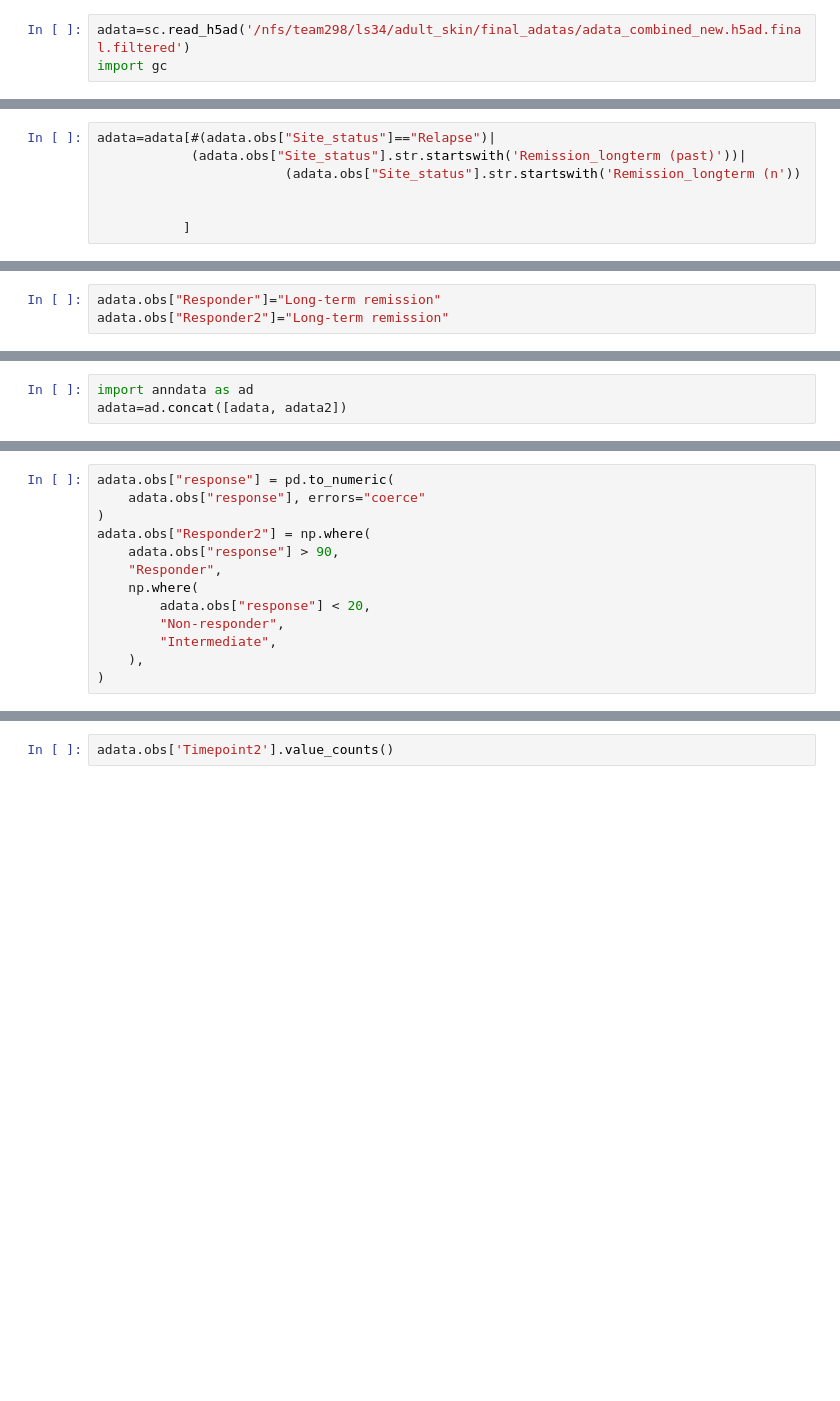
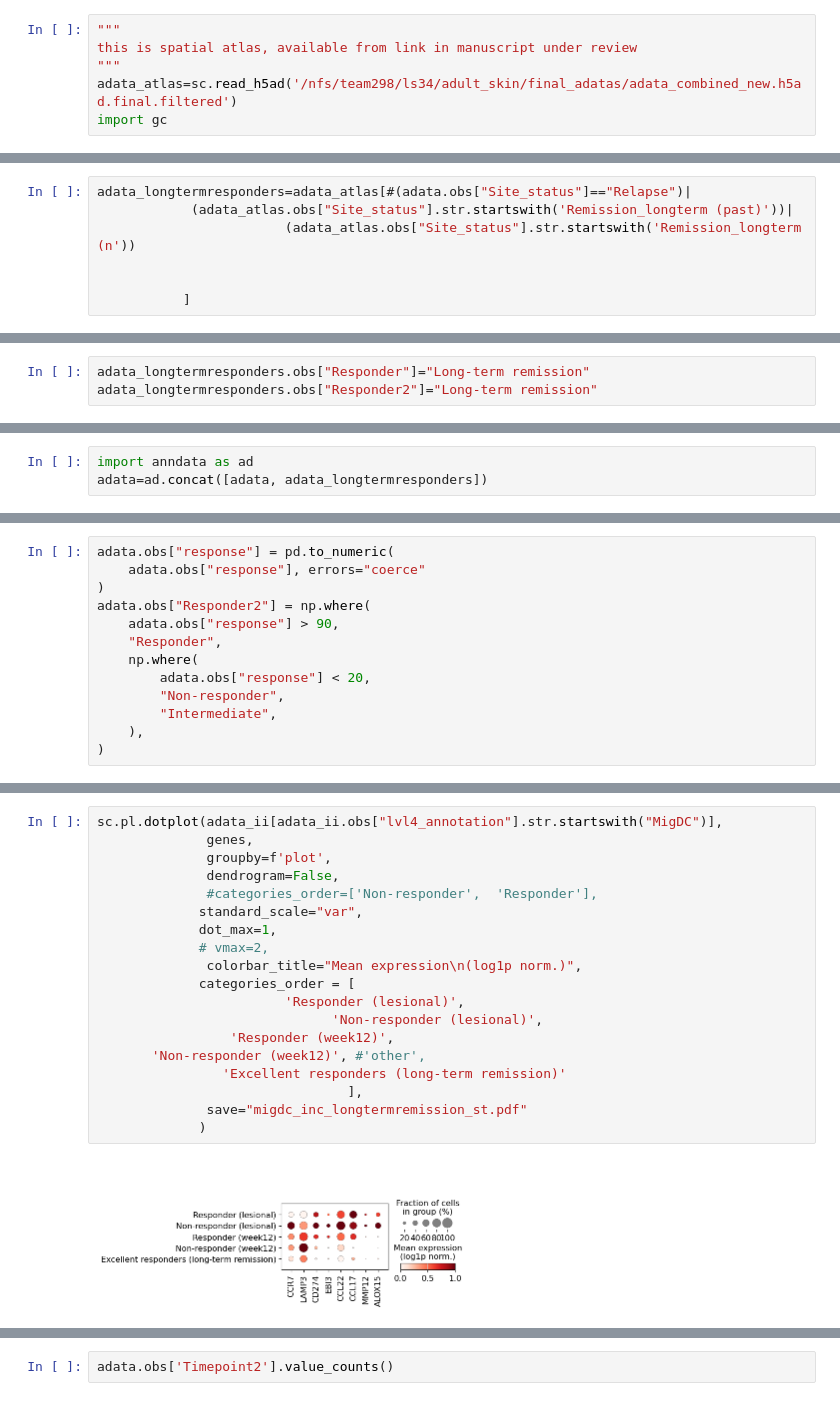
Before and after one commit to Lotfollahi-lab/mintflow-reproducibility, a Jupyter notebook: analysis/atopic_dermatitis/10_ccl17.ipynb, the cells around one changed output, grey strips where cells are left out. Saved outputs shown, nothing was run; the diff lists cells and outputs as text; blank space fills up the shorter version.

```diff
--- a/analysis/atopic_dermatitis/10_ccl17.ipynb
+++ b/analysis/atopic_dermatitis/10_ccl17.ipynb
@@ -32,6 +32,9 @@ warnings.filterwarnings("ignore")
 # %% [markdown]
 # new data
 # %%
-adata=sc.read_h5ad('/nfs/team298/ls34/adult_skin/final_adatas/adata_combined_new.h5ad.final.filtered')
+"""
+this is spatial atlas, available from link in manuscript under review
+"""
+adata_atlas=sc.read_h5ad('/nfs/team298/ls34/adult_skin/final_adatas/adata_combined_new.h5ad.final.filtered')
 import gc
 # %%
@@ -60,7 +42,7 @@ Name: count, dtype: int64
 # %%
-adata=adata[#(adata.obs["Site_status"]=="Relapse")|
-            (adata.obs["Site_status"].str.startswith('Remission_longterm (past)'))|
-                        (adata.obs["Site_status"].str.startswith('Remission_longterm (n'))
+adata_longtermresponders=adata_atlas[#(adata.obs["Site_status"]=="Relapse")|
+            (adata_atlas.obs["Site_status"].str.startswith('Remission_longterm (past)'))|
+                        (adata_atlas.obs["Site_status"].str.startswith('Remission_longterm (n'))
 
 
            ]
@@ -73,6 +55,6 @@ Remission_longterm (past)     75050
 Remission_longterm (never)    74463
 Name: count, dtype: int64
 # %%
-adata.obs["Responder"]="Long-term remission"
-adata.obs["Responder2"]="Long-term remission"
+adata_longtermresponders.obs["Responder"]="Long-term remission"
+adata_longtermresponders.obs["Responder2"]="Long-term remission"
 # %%
@@ -129,4 +93,4 @@ Name: count, dtype: int64
 # adata.obs.Responder2.value_counts()
 # %%
 import anndata as ad
-adata=ad.concat([adata, adata2])
+adata=ad.concat([adata, adata_longtermresponders])
@@ -332,2 +475,23 @@ sc.pl.dotplot(adata_ii[adata_ii.obs["lvl4_annotation"]=="MigDC"],
+# %%
+sc.pl.dotplot(adata_ii[adata_ii.obs["lvl4_annotation"].str.startswith("MigDC")],
+              genes,
+              groupby=f'plot',
+              dendrogram=False,
+              #categories_order=['Non-responder',  'Responder'],
+             standard_scale="var",
+             dot_max=1,
+             # vmax=2,
+              colorbar_title="Mean expression\n(log1p norm.)",
+             categories_order = [
+                        'Responder (lesional)',
+                              'Non-responder (lesional)',
+                 'Responder (week12)',
+       'Non-responder (week12)', #'other',
+                'Excellent responders (long-term remission)'
+                                ],
+              save="migdc_inc_longtermremission_st.pdf"
+             )
+# %% [output]
+[figure, added]
 # %%
 s
```
Also changed, not shown: parts of 38 cells of this notebook, 14 other files.
